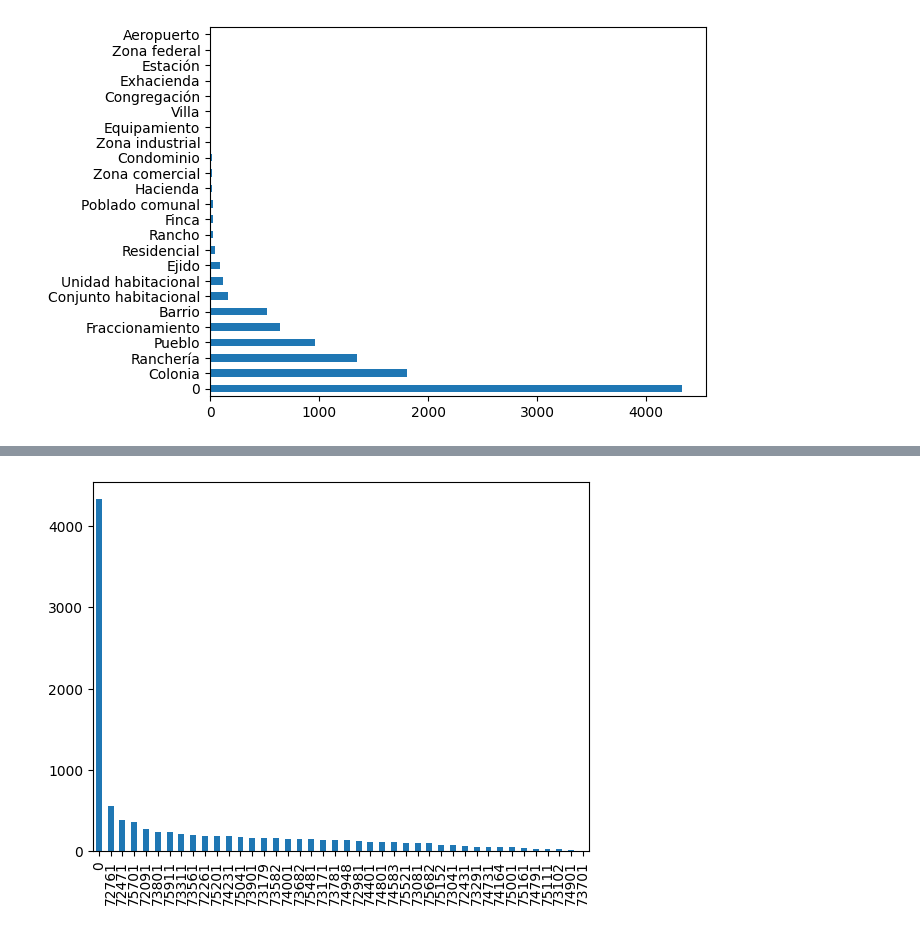
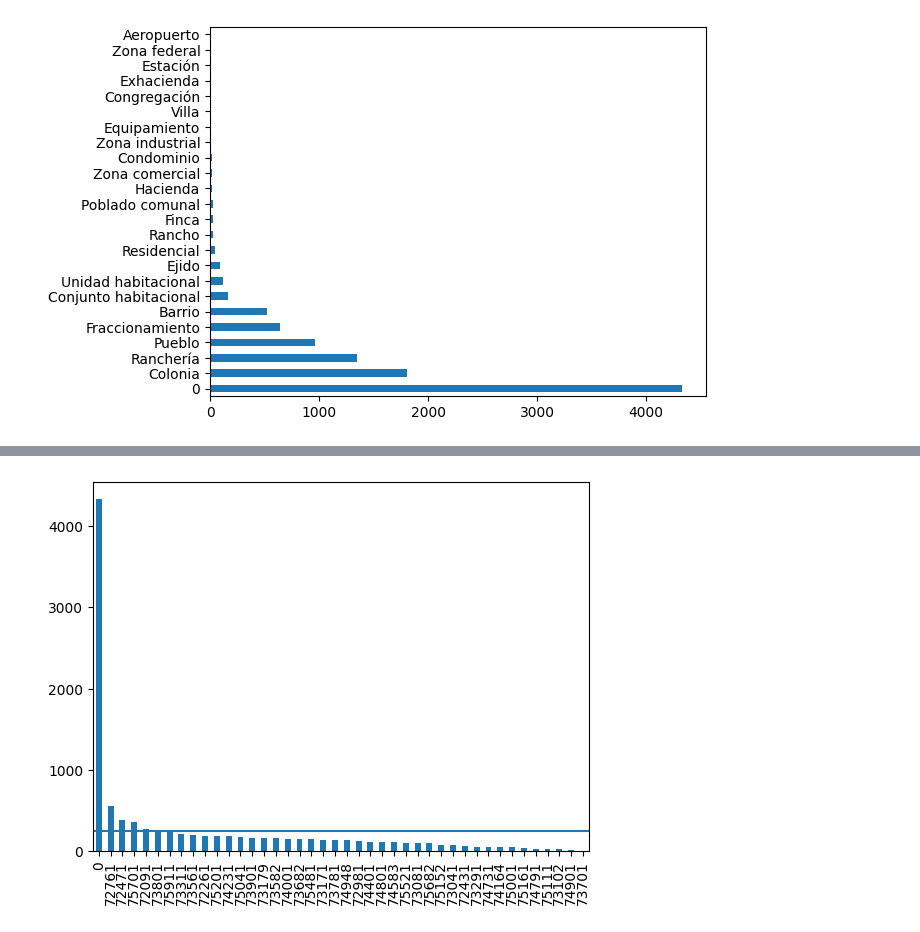
Before and after one commit to juanamador10/csv_practice, a Jupyter notebook: data_analysis.ipynb, the cells around one changed output, grey strips where cells are left out. Saved outputs shown, nothing was run; the diff lists cells and outputs as text; code cells hidden in the pictures.

```diff
--- a/data_analysis.ipynb
+++ b/data_analysis.ipynb
@@ -49,0 +81,4 @@ plt.show()
+# %%
+# We wanto to know and put the mean for the "c_oficita" data
+c_oficina_mean = df['c_oficina'].astype(int).value_counts().mean()
+print(c_oficina_mean)
@@ -50,9 +87,11 @@ plt.show()
 # %%
+
 c_oficina_plot = df['c_oficina'].astype(int).value_counts().plot.bar()
+plt.axhline(y=c_oficina_mean)
 plt.savefig('diagrams/c_oficina_plot.png')
 plt.show()
 
 #values = pd.Series(df['id_asenta_cpcons'].astype(int))
 #id_asenta_cpcons_plot = values.plot.hist(grid=True, bins=id_plot())
 # %% [output]
-[figure, old version]
+[figure, new version]
```
Also changed, not shown: parts of 5 cells of this notebook, 4 other files.
